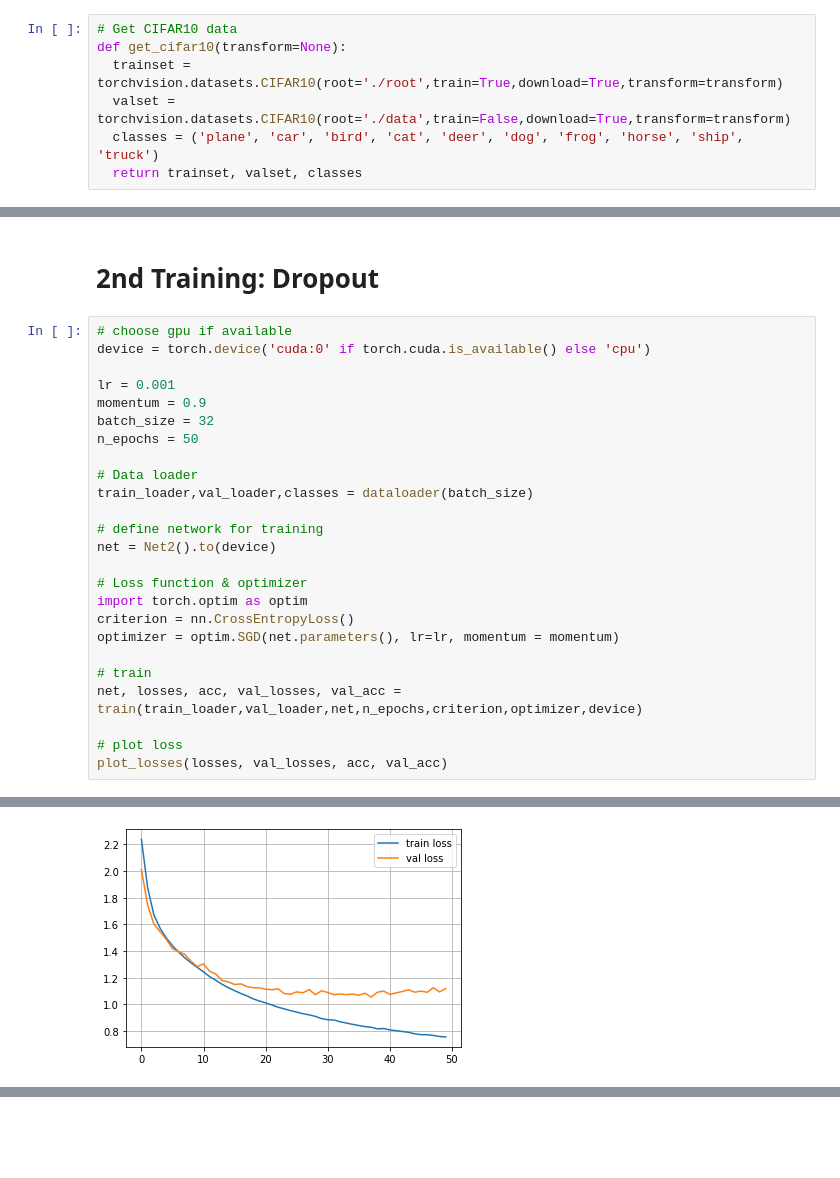
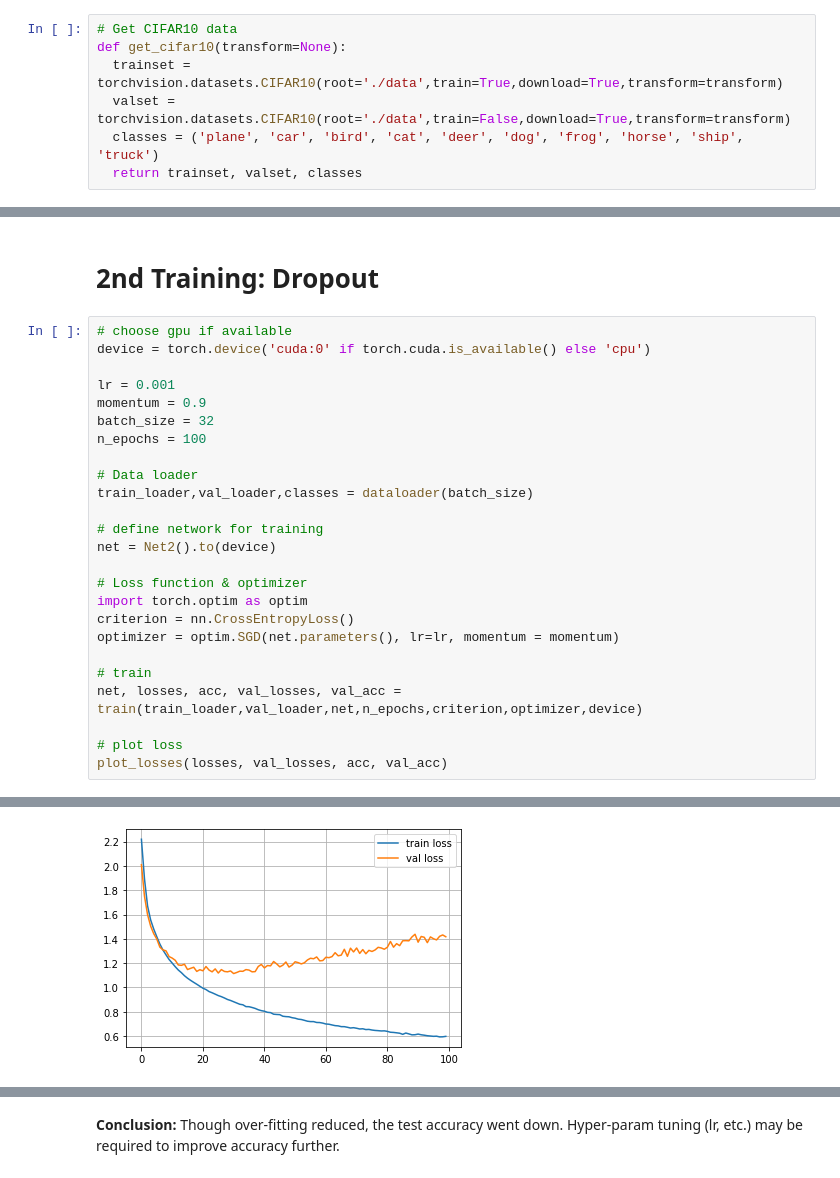
Before and after one commit to sandeeppalakkal/ML_Datascience_Practice, a Jupyter notebook: CIFAR10_Experiments.ipynb, the cells around one changed output, grey strips where cells are left out. Drawn from its saved outputs; the diff is of its cells as text; blank space fills up the shorter version.

```diff
--- a/CIFAR10_Experiments.ipynb
+++ b/CIFAR10_Experiments.ipynb
@@ -9,7 +9,7 @@ import torchvision.transforms as transforms
 # %%
 # Get CIFAR10 data
 def get_cifar10(transform=None):
-  trainset = torchvision.datasets.CIFAR10(root='./root',train=True,download=True,transform=transform)
+  trainset = torchvision.datasets.CIFAR10(root='./data',train=True,download=True,transform=transform)
   valset = torchvision.datasets.CIFAR10(root='./data',train=False,download=True,transform=transform)
   classes = ('plane', 'car', 'bird', 'cat', 'deer', 'dog', 'frog', 'horse', 'ship', 'truck')
   return trainset, valset, classes
@@ -196,7 +222,7 @@ device = torch.device('cuda:0' if torch.cuda.is_available() else 'cpu')
 lr = 0.001
 momentum = 0.9
 batch_size = 32
-n_epochs = 50
+n_epochs = 100
 
 # Data loader
 train_loader,val_loader,classes = dataloader(batch_size)
@@ -235 +264 @@ Finished Training
-[figure, old version]
+[figure, new version]
@@ -236,0 +266,2 @@ Finished Training
+# %% [markdown]
+**Conclusion:** Though over-fitting reduced, the test accuracy went down. Hyper-param tuning (lr, etc.) may be required to improve accuracy further.
```
Also changed, not shown: parts of 8 cells of this notebook.
